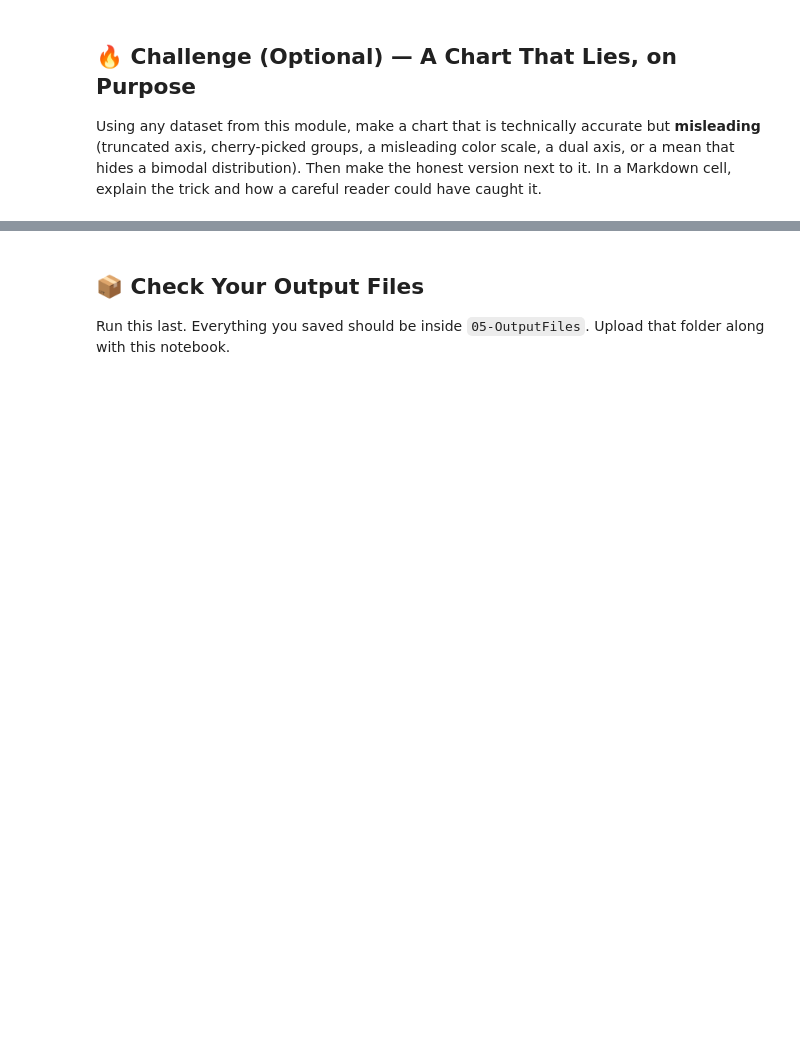
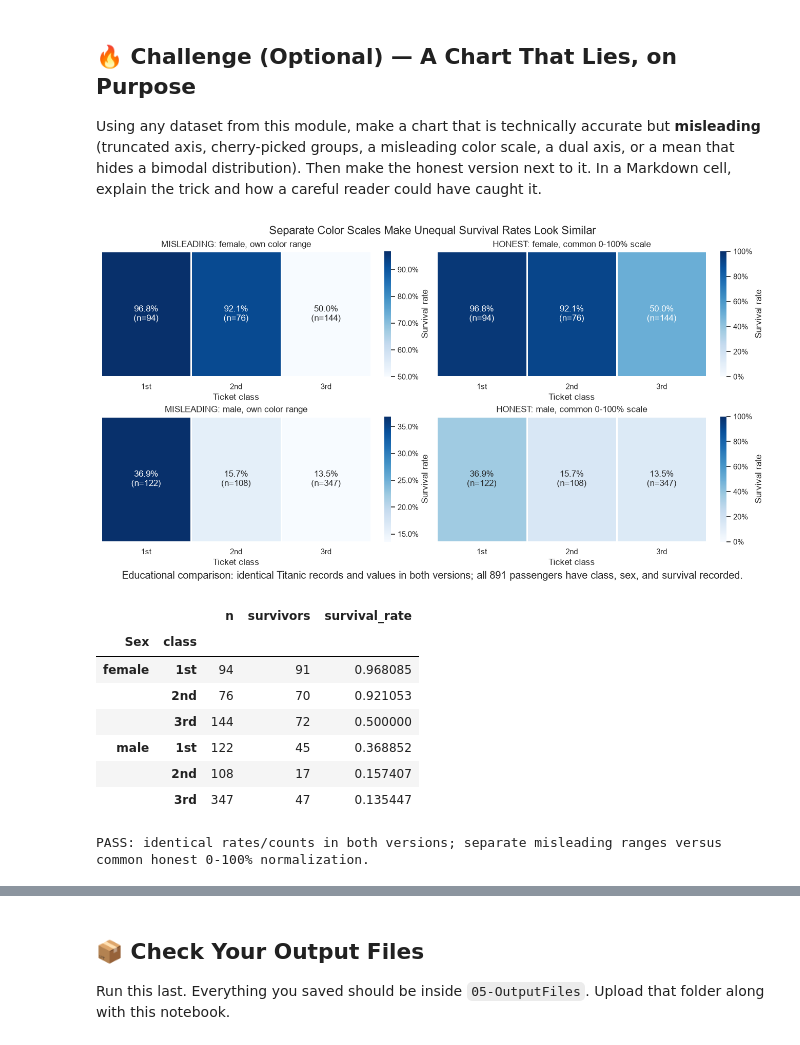
Before and after one commit to Inuka-99/3603-data-science-hulathduwage, a Jupyter notebook: 03-Completed/08-Visualizing_Data/05-Choosing_and_Telling.ipynb, the cells around one changed output, grey strips where cells are left out. Cells and saved outputs as stored; diff of their text form; code cells hidden in the pictures; blank space fills up the shorter version.

Commit message:
Demonstrate misleading and honest color scales

```diff
--- a/03-Completed/08-Visualizing_Data/05-Choosing_and_Telling.ipynb
+++ b/03-Completed/08-Visualizing_Data/05-Choosing_and_Telling.ipynb
@@ -433,6 +433,66 @@ Adelie means are about 3710 g on Biscoe (n=44), 3688 g on Dream (n=56), and 3706
 ## 🔥 Challenge (Optional) — A Chart That Lies, on Purpose
 Using any dataset from this module, make a chart that is technically accurate but **misleading** (truncated axis, cherry-picked groups, a misleading color scale, a dual axis, or a mean that hides a bimodal distribution). Then make the honest version next to it. In a Markdown cell, explain the trick and how a careful reader could have caught it.
 # %%
-# Your code here
+# Optional educational demonstration: accurate numbers, misleading color scales.
+# Both columns use identical rates and counts. Only color normalization changes.
+challenge_class_order = ['1st', '2nd', '3rd']
+challenge_sex_order = ['female', 'male']
+challenge_rates = titanic.pivot_table(values='Survived', index='Sex', columns='class', aggfunc='mean').reindex(index=challenge_sex_order, columns=challenge_class_order)
+challenge_counts = pd.crosstab(titanic['Sex'], titanic['class']).reindex(index=challenge_sex_order, columns=challenge_class_order)
+fig, axes = plt.subplots(2, 2, figsize=(13, 7), layout='constrained')
+for row_index, sex in enumerate(challenge_sex_order):
+    values = challenge_rates.loc[[sex]]
+    annotations = [[f'{challenge_rates.loc[sex, cls]:.1%}\n(n={challenge_counts.loc[sex, cls]})' for cls in challenge_class_order]]
+    for column_index in [0, 1]:
+        ax = axes[row_index, column_index]
+        limits = {} if column_index == 0 else {'vmin': 0, 'vmax': 1}
+        sns.heatmap(values, annot=annotations, fmt='', cmap='Blues', ax=ax,
+                    cbar_kws={'label': 'Survival rate', 'format': PercentFormatter(xmax=1)},
+                    linewidths=1, linecolor='white', **limits)
+        ax.set(xlabel='Ticket class', ylabel='', yticks=[], title=sex.title())
+        ax.tick_params(axis='x', rotation=0)
+axes[0, 0].set_title('MISLEADING: female, own color range')
+axes[1, 0].set_title('MISLEADING: male, own color range')
+axes[0, 1].set_title('HONEST: female, common 0-100% scale')
+axes[1, 1].set_title('HONEST: male, common 0-100% scale')
+fig.suptitle('Separate Color Scales Make Unequal Survival Rates Look Similar', fontsize=16)
+fig.supxlabel('Educational comparison: identical Titanic records and values in both versions; all 891 passengers have class, sex, and survival recorded.')
+fig.savefig(OUT / 'optional_color_scale_misleading_vs_honest.png', dpi=150, bbox_inches='tight')
+plt.show()
+challenge_summary = titanic.groupby(['Sex', 'class']).agg(n=('Survived', 'size'), survivors=('Survived', 'sum'), survival_rate=('Survived', 'mean')).reindex(pd.MultiIndex.from_product([challenge_sex_order, challenge_class_order], names=['Sex', 'class']))
+challenge_summary.to_csv(OUT / 'optional_color_scale_summary.csv')
+display(challenge_summary)
+
+# Validate identical underlying values, denominators, and actual color scales.
+import numpy as np
+assert titanic[['Sex', 'class', 'Survived']].notna().all().all()
+assert challenge_counts.to_numpy().sum() == 891
+for row_index, sex in enumerate(challenge_sex_order):
+    expected_values = challenge_rates.loc[sex].to_numpy()
+    for cls in challenge_class_order:
+        values = titanic.loc[titanic['Sex'].eq(sex) & titanic['class'].eq(cls), 'Survived'].to_numpy()
+        assert challenge_counts.loc[sex, cls] == len(values)
+        assert np.isclose(challenge_rates.loc[sex, cls], values.sum()/len(values))
+    misleading_mesh = axes[row_index, 0].collections[0]
+    honest_mesh = axes[row_index, 1].collections[0]
+    assert np.allclose(np.asarray(misleading_mesh.get_array()).ravel(), expected_values)
+    assert np.allclose(np.asarray(honest_mesh.get_array()).ravel(), expected_values)
+    assert np.allclose(misleading_mesh.get_clim(), [expected_values.min(), expected_values.max()])
+    assert honest_mesh.get_clim() == (0, 1)
+assert axes[0, 0].collections[0].get_clim() != axes[1, 0].collections[0].get_clim()
+assert (challenge_rates.loc['female'] > challenge_rates.loc['male']).all()
+assert challenge_summary['n'].sum() == 891
+print('PASS: identical rates/counts in both versions; separate misleading ranges versus common honest 0-100% normalization.')
+# %% [output]
+[figure, added]
+|  |  | n | survivors | survival_rate |
+| Sex | class |  |  |  |
+| female | 1st | 94 | 91 | 0.968085 |
+|  | 2nd | 76 | 70 | 0.921053 |
+|  | 3rd | 144 | 72 | 0.500000 |
+| male | 1st | 122 | 45 | 0.368852 |
+|  | 2nd | 108 | 17 | 0.157407 |
+|  | 3rd | 347 | 47 | 0.135447 |
+PASS: identical rates/counts in both versions; separate misleading ranges versus common honest 0-100% normalization.
 # %% [markdown]
 *Your explanation here.*
```
Also changed, not shown: parts of 2 cells of this notebook, 4 other files.
